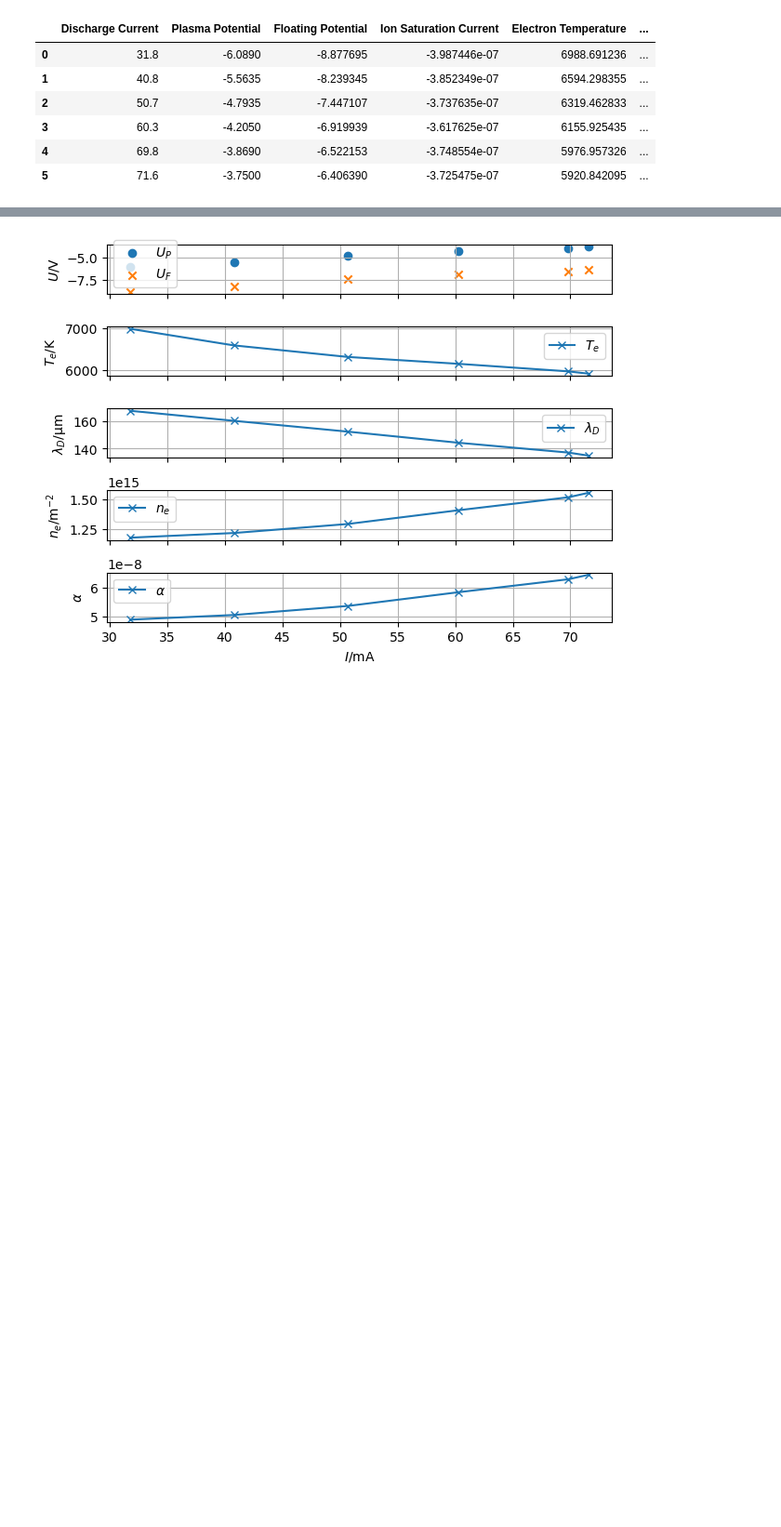
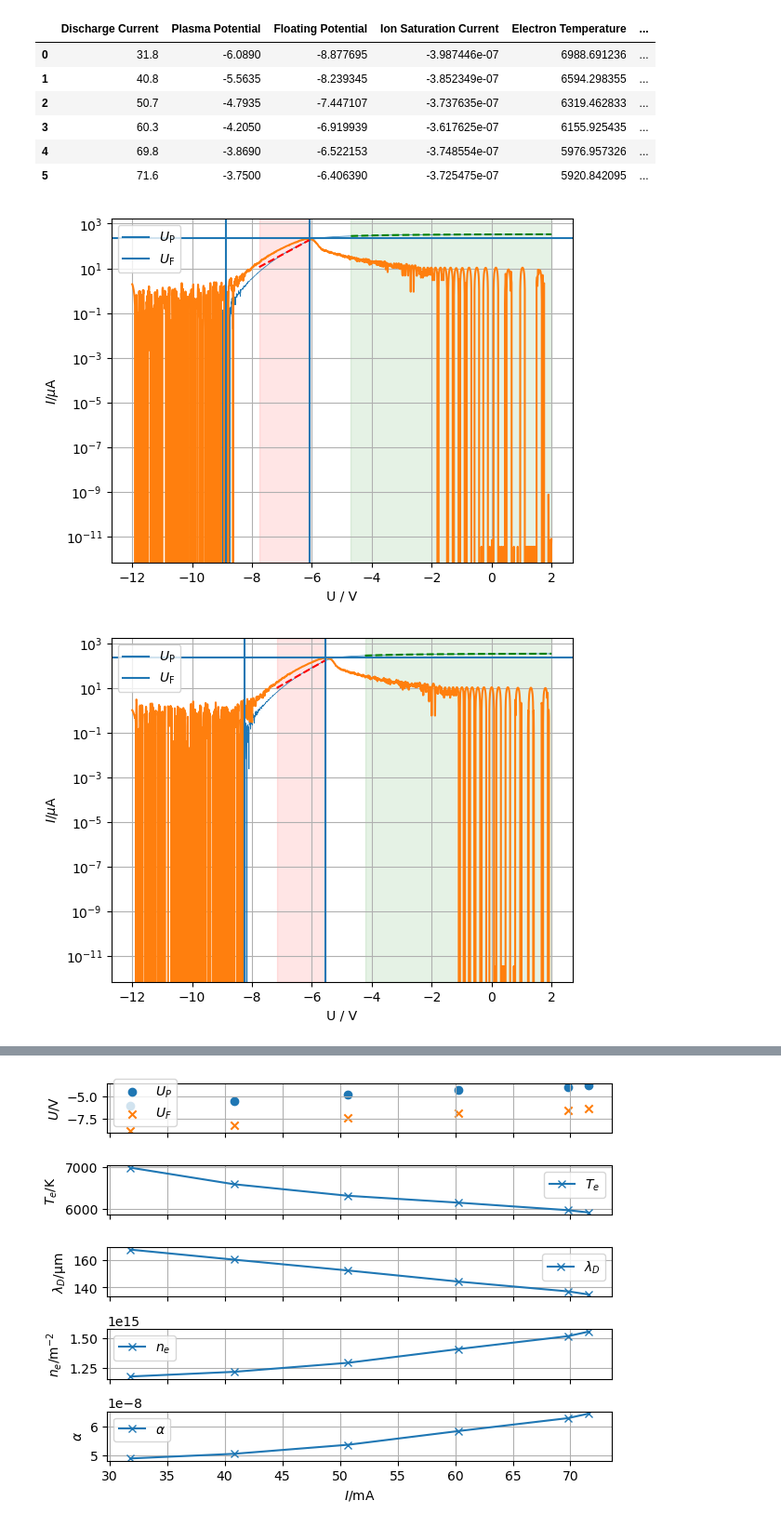
Before and after one commit to hanno22/FPraktikum, a Jupyter notebook: Langmuirsonden/auto_calc.ipynb, the cells around one changed output, grey strips where cells are left out. Shown: that part at 93% size. Cells and saved outputs as stored; diff of their text form; code cells hidden in the pictures; blank space fills up the shorter version.

```diff
--- a/Langmuirsonden/auto_calc.ipynb
+++ b/Langmuirsonden/auto_calc.ipynb
@@ -14,11 +14,10 @@ def calc_U_Plasma(df, ax=None):
     max_index = dI_dU.argmax()
     u_plasma = df['U'].iloc[max_index]
     if ax is not None:
-        ax.plot(df['U'], dI_dU)
+        ax.plot(df['U'], dI_dU *1e6)
         ax.axvline(u_plasma, label='$U_\\mathrm{P}$')
     return u_plasma
 def GetSmoothedZeroIndex(data, window_size = 40):
-    window_size = 40
     smoothed_data = data.rolling(window_size, center=True).mean()
     return smoothed_data.abs().idxmin()
 
@@ -42,7 +41,7 @@ def calc_I_Ion_Sat(df, floating_potential, ax=None):
     slope, intercept = np.polyfit(df['U'].loc[0 : i_floating_pot], df['I'].loc[0 : i_floating_pot], 1)
     i_ion_sat = intercept + slope * (df['U'][i_floating_pot] -3.5)
     if ax is not None:
-        ax.axhline(i_ion_sat)
+        ax.axhline(i_ion_sat* 1e6)
     return i_ion_sat
 
 def calc_T_e(df, plasma_potential, floating_potential, ax=None):
@@ -62,7 +61,7 @@ def calc_T_e(df, plasma_potential, floating_potential, ax=None):
     if ax is not None:
         ax.axvspan(df['U'][region_start], df['U'][region_end], color='red', alpha=0.1)
         us = np.linspace(df['U'][region_start], df['U'][region_end], 1000)
-        ax.plot(us, exponential_func(us, *params), 'r--')
+        ax.plot(us, exponential_func(us, *params)* 1e6, 'r--')
     return - cnt.e / (cnt.k * params[1])
 
 def calc_I_e_sat(df, plasma_potential, floating_potential, ax = None):
@@ -80,8 +79,8 @@ def calc_I_e_sat(df, plasma_potential, floating_potential, ax = None):
     if ax is not None:
         ax.axvspan(df['U'][region_start], df['U'].iloc[-1], color='green', alpha=0.1)
         us = np.linspace(df['U'][region_start], df['U'].iloc[-1], 1000)
-        ax.plot(us, exponential_func(us, *params), 'g--')
-        ax.axhline(i_e_sat)
+        ax.plot(us, exponential_func(us, *params) * 1e6, 'g--')
+        ax.axhline(i_e_sat*1e6)
     return i_e_sat
 # %%
 def calc_plasma_parameters(df, discharge_current, ax = None):
@@ -136,24 +135,33 @@ for filename in filenames:
 # %%
 plasma_parameters = pd.DataFrame(columns=['Discharge Current', 'Plasma Potential', 'Floating Potential', 'Ion Saturation Current'])
 for discharge_current, group in df.groupby('I_discharge'):
-    #fig, ax = plt.subplots()
-    #ax.plot(group['U'], group['I'], lw=.5)
-    plasma_parameters = pd.concat([plasma_parameters, calc_plasma_parameters(group, discharge_current)], ignore_index=True)
-    #ax.set_yscale('log')
-    #ax.legend()
+    fig, ax = plt.subplots()
+    ax.plot(group['U'], group['I']*1e6, lw=.5)
+    plasma_parameters = pd.concat([plasma_parameters, calc_plasma_parameters(group, discharge_current, ax)], ignore_index=True)
+    ax.set_yscale('log')
+    ax.set(xlabel="U / V", ylabel="$I / \\mu\\mathrm{A}$")
+    ax.legend()
+    ax.grid()
+    fig.savefig(f'out/{discharge_current}_eval_log.png')
 
-latex_table = plasma_parameters.style.to_latex()
+plasma_parameters = plasma_parameters.apply(pd.to_numeric, errors='ignore')
+
+# Apply precision formatting and then convert to LaTeX
+
+latex_table = plasma_parameters.to_latex(float_format="%.2e")
 # Save the LaTeX table to a file
 file_path = 'out/plasma_params.tex'  # Specify the file path
 with open(file_path, 'w') as f:
     f.write(latex_table)
 
 plasma_parameters
 # %% [output]
 |  | Discharge Current | Plasma Potential | Floating Potential | Ion Saturation Current | Electron Temperature | ... |
 | 0 | 31.8 | -6.0890 | -8.877695 | -3.987446e-07 | 6988.691236 | ... |
 | 1 | 40.8 | -5.5635 | -8.239345 | -3.852349e-07 | 6594.298355 | ... |
 | 2 | 50.7 | -4.7935 | -7.447107 | -3.737635e-07 | 6319.462833 | ... |
 | 3 | 60.3 | -4.2050 | -6.919939 | -3.617625e-07 | 6155.925435 | ... |
 | 4 | 69.8 | -3.8690 | -6.522153 | -3.748554e-07 | 5976.957326 | ... |
 | 5 | 71.6 | -3.7500 | -6.406390 | -3.725475e-07 | 5920.842095 | ... |
+[figure, added]
+[figure, added]
```
Also changed, not shown: parts of 1 cell of this notebook, 38 other files.
